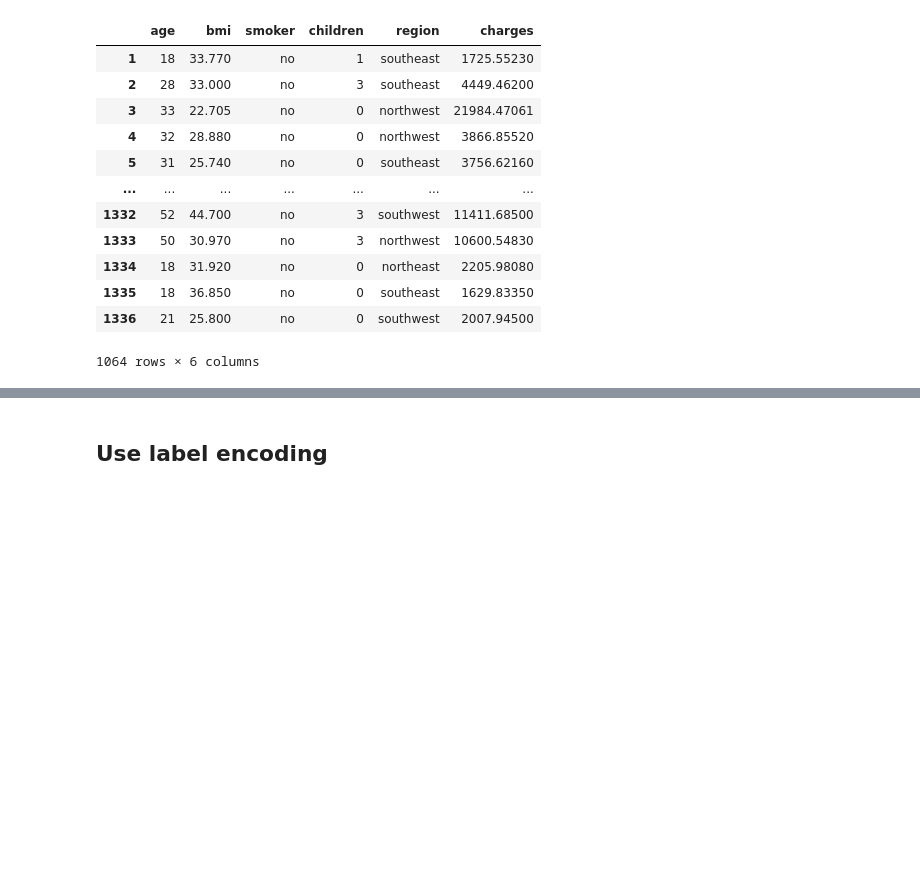
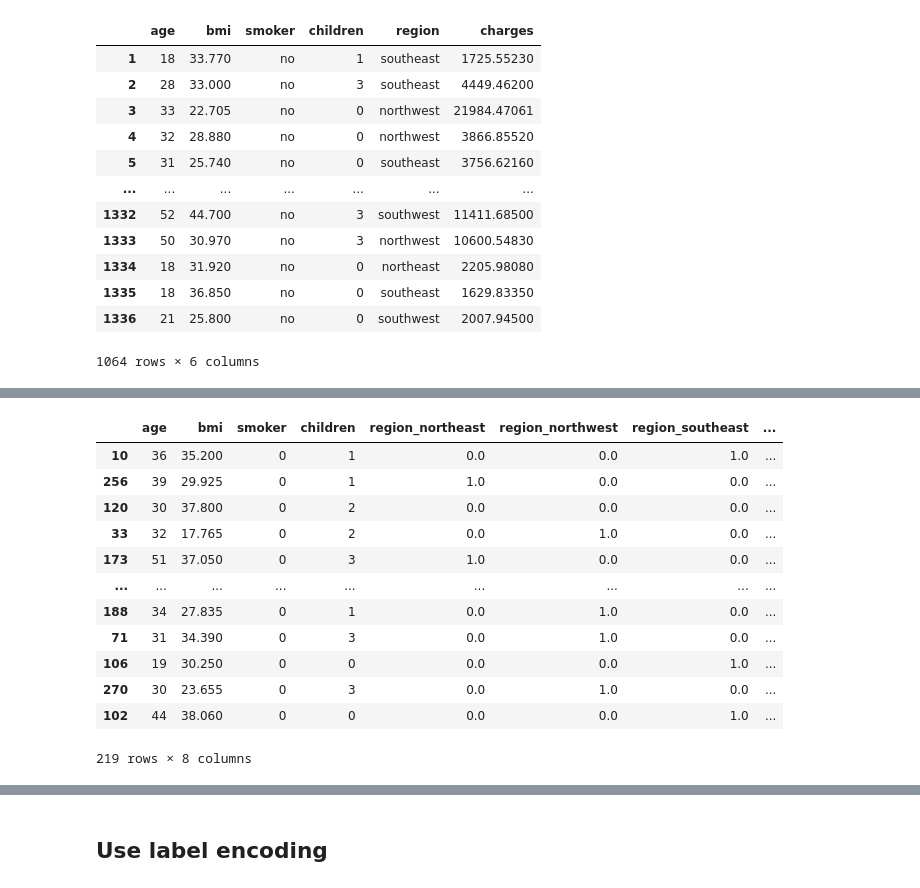
Before and after one commit to Dansah2/Dansah2_LinearRegression_4GeeksProject, a Jupyter notebook: src/explore.ipynb, the cells around one changed output, grey strips where cells are left out. Drawn from its saved outputs; the diff is of its cells as text; code cells hidden in the pictures; blank space fills up the shorter version.

```diff
--- a/src/explore.ipynb
+++ b/src/explore.ipynb
@@ -337,0 +444,16 @@ non_smoker_model_data
+# %%
+X_smoker_train
+# %% [output]
+|  | age | bmi | smoker | children | region_northeast | region_northwest | region_southeast | ... |
+| 10 | 36 | 35.200 | 0 | 1 | 0.0 | 0.0 | 1.0 | ... |
+| 256 | 39 | 29.925 | 0 | 1 | 1.0 | 0.0 | 0.0 | ... |
+| 120 | 30 | 37.800 | 0 | 2 | 0.0 | 0.0 | 0.0 | ... |
+| 33 | 32 | 17.765 | 0 | 2 | 0.0 | 1.0 | 0.0 | ... |
+| 173 | 51 | 37.050 | 0 | 3 | 1.0 | 0.0 | 0.0 | ... |
+| ... | ... | ... | ... | ... | ... | ... | ... | ... |
+| 188 | 34 | 27.835 | 0 | 1 | 0.0 | 1.0 | 0.0 | ... |
+| 71 | 31 | 34.390 | 0 | 3 | 0.0 | 1.0 | 0.0 | ... |
+| 106 | 19 | 30.250 | 0 | 0 | 0.0 | 0.0 | 1.0 | ... |
+| 270 | 30 | 23.655 | 0 | 3 | 0.0 | 1.0 | 0.0 | ... |
+| 102 | 44 | 38.060 | 0 | 0 | 0.0 | 0.0 | 1.0 | ... |
+219 rows × 8 columns
```
Also changed, not shown: parts of 19 cells of this notebook.
